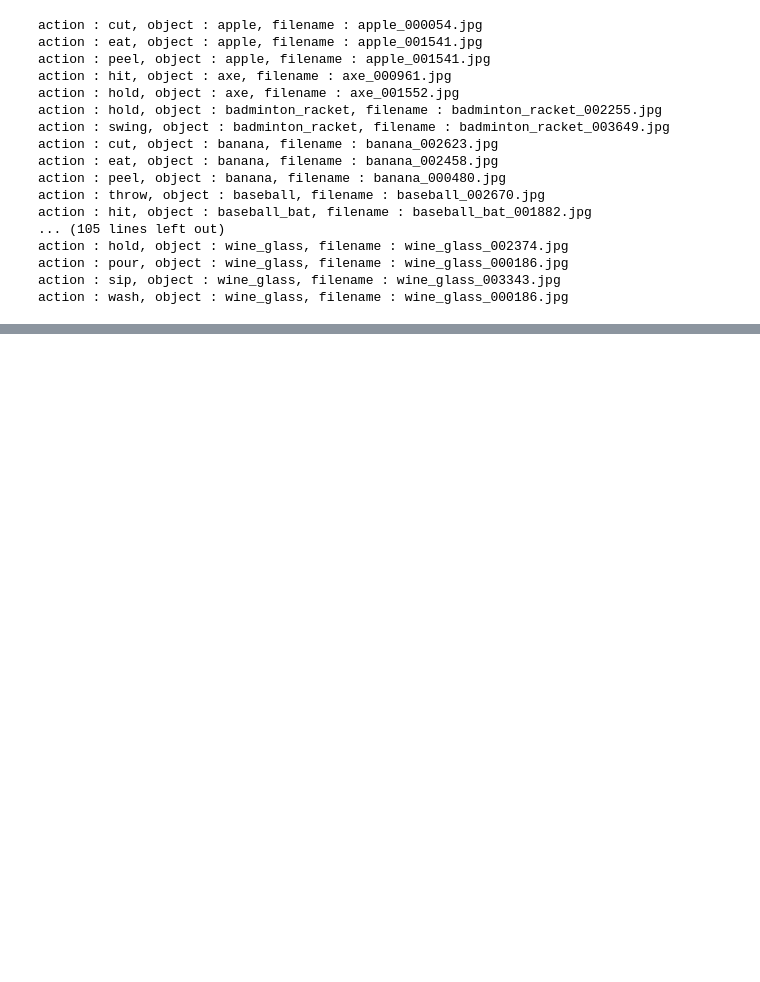
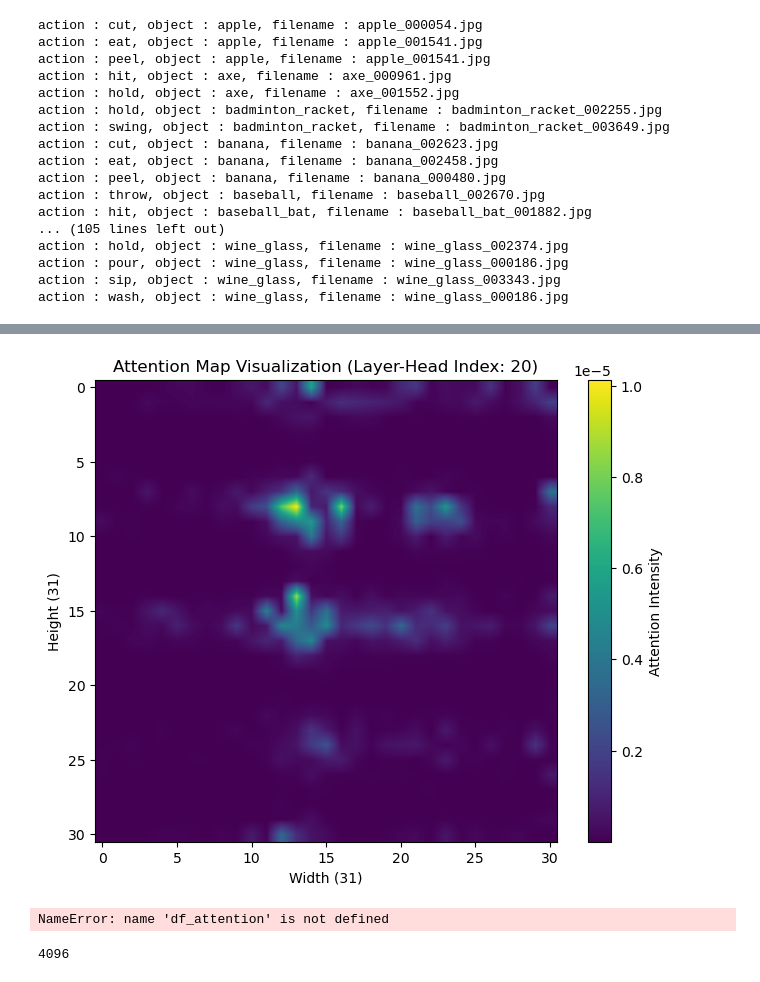
Before and after one commit to DrFirstLee/qwen3_AG, a Jupyter notebook: AttentionHeads/make_description.ipynb, the cells around one changed output, grey strips where cells are left out. Saved outputs shown, nothing was run; the diff lists cells and outputs as text; code cells hidden in the pictures; blank space fills up the shorter version.

```diff
--- a/AttentionHeads/make_description.ipynb
+++ b/AttentionHeads/make_description.ipynb
@@ -151,0 +246,29 @@ action : wash, object : wine_glass, filename : wine_glass_000186.jpg, descriptio
+# %%
+import matplotlib.pyplot as plt
+import numpy as np
+
+heatmap_data = sample_attention[20]['heatmap']
+
+plt.figure(figsize=(8, 6))
+
+img = plt.imshow(heatmap_data, cmap='viridis', interpolation='bilinear')
+
+plt.colorbar(img, label='Attention Intensity')
+
+plt.title('Attention Map Visualization (Layer-Head Index: 20)')
+plt.xlabel('Width (31)')
+plt.ylabel('Height (31)')
+
+
+plt.show()
+# %% [output]
+[figure, added]
+# %%
+sample_attention = df_attention.iloc[0,-1]
+# sample_attention
+# %% [output]
+NameError: name 'df_attention' is not defined
+# %%
+len(sample_attention)
+# %% [output]
+4096
```
Also changed, not shown: parts of 18 cells of this notebook, 17 other files.
